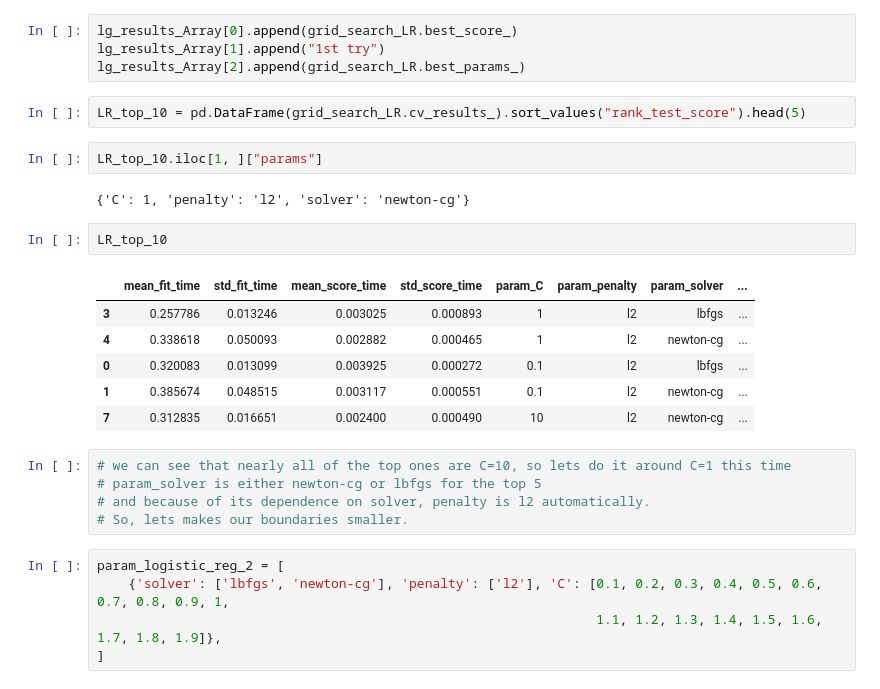
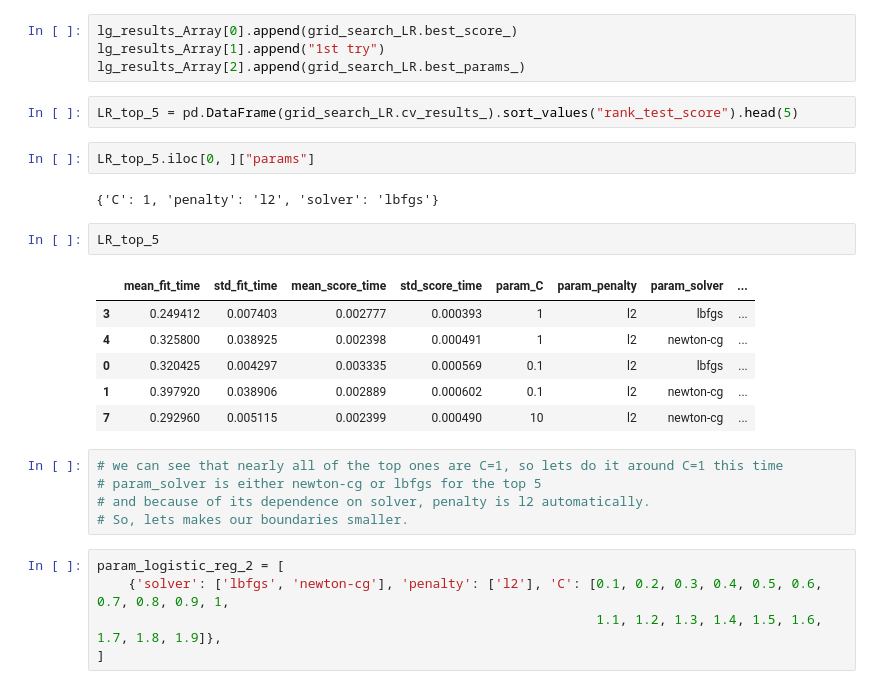
Before and after one commit to cagintunc/ML_Biology, a Jupyter notebook: Final Project/Final_Project_Part_2_Classification.ipynb, the cells around one changed output. Saved outputs shown, nothing was run; the diff lists cells and outputs as text.

```diff
--- a/Final Project/Final_Project_Part_2_Classification.ipynb
+++ b/Final Project/Final_Project_Part_2_Classification.ipynb
@@ -227,22 +247,22 @@ lg_results_Array[0].append(grid_search_LR.best_score_)
 lg_results_Array[1].append("1st try")
 lg_results_Array[2].append(grid_search_LR.best_params_)
 # %%
-LR_top_10 = pd.DataFrame(grid_search_LR.cv_results_).sort_values("rank_test_score").head(5)
+LR_top_5 = pd.DataFrame(grid_search_LR.cv_results_).sort_values("rank_test_score").head(5)
 # %%
-LR_top_10.iloc[1, ]["params"]
+LR_top_5.iloc[0, ]["params"]
 # %% [output]
-{'C': 1, 'penalty': 'l2', 'solver': 'newton-cg'}
+{'C': 1, 'penalty': 'l2', 'solver': 'lbfgs'}
-# %%
-LR_top_10
-# %% [output]
-|  | mean_fit_time | std_fit_time | mean_score_time | std_score_time | param_C | param_penalty | param_solver | ... |
-| 3 | 0.257786 | 0.013246 | 0.003025 | 0.000893 | 1 | l2 | lbfgs | ... |
-| 4 | 0.338618 | 0.050093 | 0.002882 | 0.000465 | 1 | l2 | newton-cg | ... |
-| 0 | 0.320083 | 0.013099 | 0.003925 | 0.000272 | 0.1 | l2 | lbfgs | ... |
-| 1 | 0.385674 | 0.048515 | 0.003117 | 0.000551 | 0.1 | l2 | newton-cg | ... |
-| 7 | 0.312835 | 0.016651 | 0.002400 | 0.000490 | 10 | l2 | newton-cg | ... |
+# %%
+LR_top_5
+# %% [output]
+|  | mean_fit_time | std_fit_time | mean_score_time | std_score_time | param_C | param_penalty | param_solver | ... |
+| 3 | 0.249412 | 0.007403 | 0.002777 | 0.000393 | 1 | l2 | lbfgs | ... |
+| 4 | 0.325800 | 0.038925 | 0.002398 | 0.000491 | 1 | l2 | newton-cg | ... |
+| 0 | 0.320425 | 0.004297 | 0.003335 | 0.000569 | 0.1 | l2 | lbfgs | ... |
+| 1 | 0.397920 | 0.038906 | 0.002889 | 0.000602 | 0.1 | l2 | newton-cg | ... |
+| 7 | 0.292960 | 0.005115 | 0.002399 | 0.000490 | 10 | l2 | newton-cg | ... |
 # %%
-# we can see that nearly all of the top ones are C=10, so lets do it around C=1 this time
+# we can see that nearly all of the top ones are C=1, so lets do it around C=1 this time
 # param_solver is either newton-cg or lbfgs for the top 5
 # and because of its dependence on solver, penalty is l2 automatically.
 # So, lets makes our boundaries smaller.
```
Also changed, not shown: parts of 32 cells of this notebook, 4 other files.
